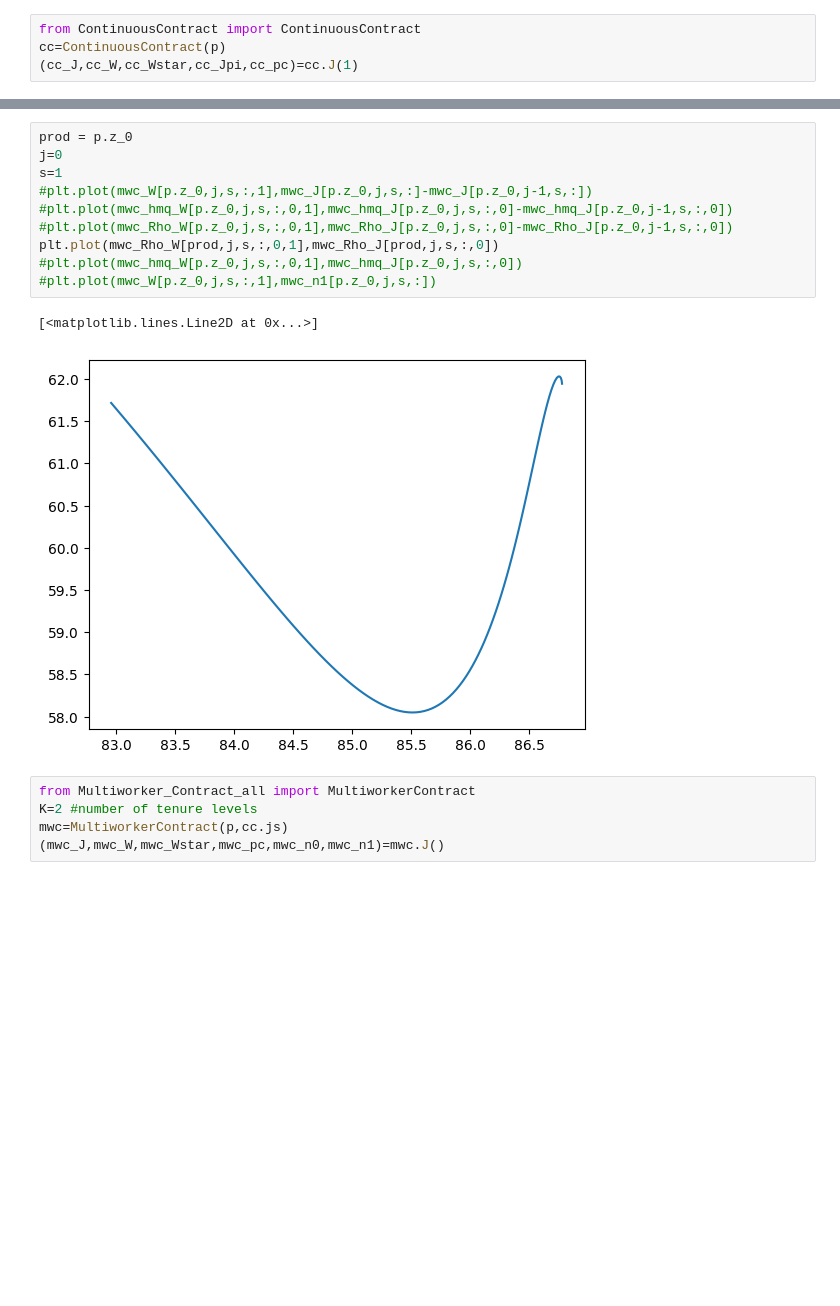
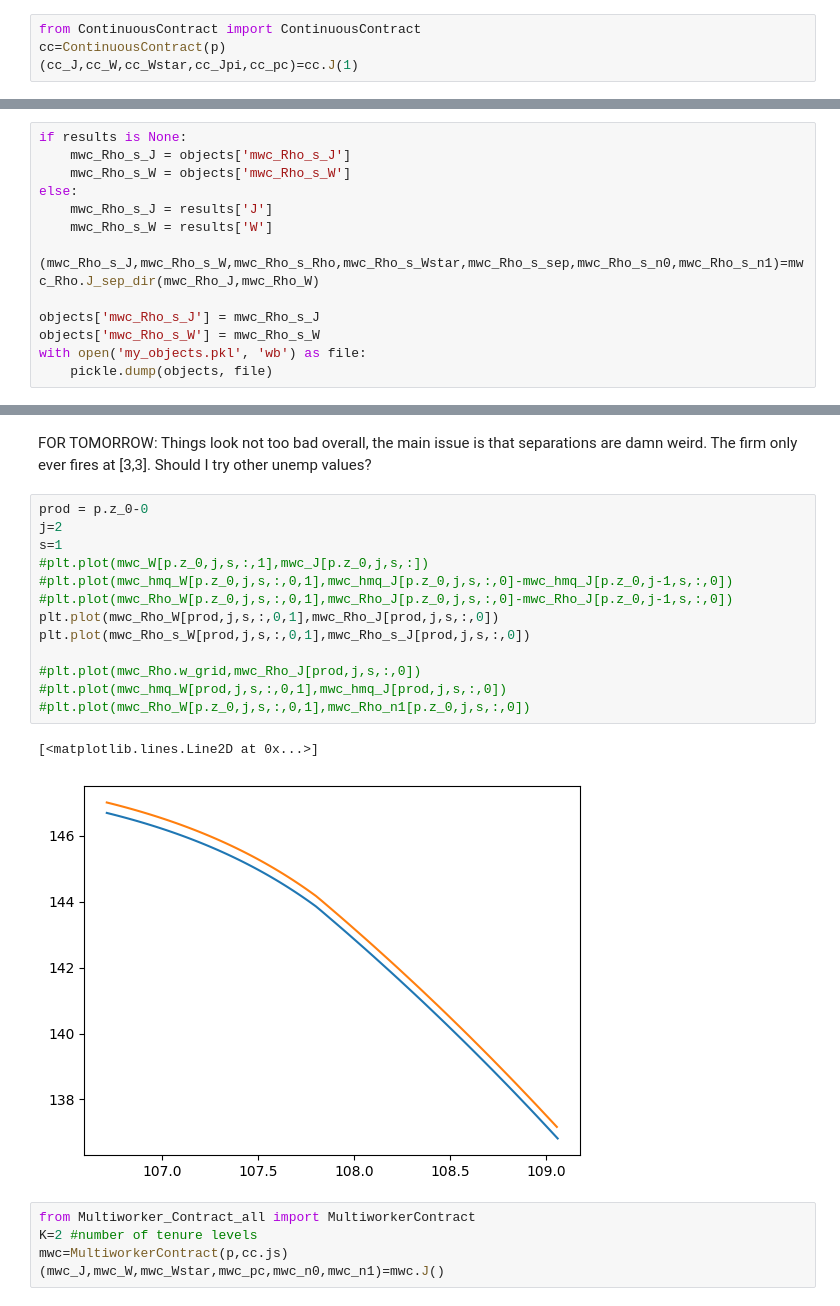
Before and after one commit to zalandru/Dynamic-Contracting-Multi-worker-Firm, a Jupyter notebook: Multiworker_wage_2steps/Initiating MWF.ipynb, the cells around one changed output, grey strips where cells are left out. Drawn from its saved outputs; the diff is of its cells as text; blank space fills up the shorter version.

```diff
--- a/Multiworker_wage_2steps/Initiating MWF.ipynb
+++ b/Multiworker_wage_2steps/Initiating MWF.ipynb
@@ -91,0 +83,14 @@ with open('my_objects.pkl', 'wb') as file:
+# %%
+if results is None:
+    mwc_Rho_s_J = objects['mwc_Rho_s_J']
+    mwc_Rho_s_W = objects['mwc_Rho_s_W']
+else:
+    mwc_Rho_s_J = results['J']
+    mwc_Rho_s_W = results['W']
+
+(mwc_Rho_s_J,mwc_Rho_s_W,mwc_Rho_s_Rho,mwc_Rho_s_Wstar,mwc_Rho_s_sep,mwc_Rho_s_n0,mwc_Rho_s_n1)=mwc_Rho.J_sep_dir(mwc_Rho_J,mwc_Rho_W)
+
+objects['mwc_Rho_s_J'] = mwc_Rho_s_J
+objects['mwc_Rho_s_W'] = mwc_Rho_s_W
+with open('my_objects.pkl', 'wb') as file:
+    pickle.dump(objects, file)
@@ -107,16 +135,21 @@ plt.plot(mwc_Rho.w_grid,mwc_Rho_n0[p.z_0,0,1,:,0])
+# %% [markdown]
+FOR TOMORROW: Things look not too bad overall, the main issue is that separations are damn weird. The firm only ever fires at [3,3]. Should I try other unemp values?
 # %%
-prod = p.z_0
-j=0
+prod = p.z_0-0
+j=2
 s=1
-#plt.plot(mwc_W[p.z_0,j,s,:,1],mwc_J[p.z_0,j,s,:]-mwc_J[p.z_0,j-1,s,:])
+#plt.plot(mwc_W[p.z_0,j,s,:,1],mwc_J[p.z_0,j,s,:])
 #plt.plot(mwc_hmq_W[p.z_0,j,s,:,0,1],mwc_hmq_J[p.z_0,j,s,:,0]-mwc_hmq_J[p.z_0,j-1,s,:,0])
 #plt.plot(mwc_Rho_W[p.z_0,j,s,:,0,1],mwc_Rho_J[p.z_0,j,s,:,0]-mwc_Rho_J[p.z_0,j-1,s,:,0])
 plt.plot(mwc_Rho_W[prod,j,s,:,0,1],mwc_Rho_J[prod,j,s,:,0])
-#plt.plot(mwc_hmq_W[p.z_0,j,s,:,0,1],mwc_hmq_J[p.z_0,j,s,:,0])
-#plt.plot(mwc_W[p.z_0,j,s,:,1],mwc_n1[p.z_0,j,s,:])
+plt.plot(mwc_Rho_s_W[prod,j,s,:,0,1],mwc_Rho_s_J[prod,j,s,:,0])
+
+#plt.plot(mwc_Rho.w_grid,mwc_Rho_J[prod,j,s,:,0])
+#plt.plot(mwc_hmq_W[prod,j,s,:,0,1],mwc_hmq_J[prod,j,s,:,0])
+#plt.plot(mwc_Rho_W[p.z_0,j,s,:,0,1],mwc_Rho_n1[p.z_0,j,s,:,0])
 # %% [output]
 [<matplotlib.lines.Line2D at 0x...>]
-[figure, old version]
+[figure, new version]
 # %%
 from Multiworker_Contract_all import MultiworkerContract
 K=2 #number of tenure levels
```
Also changed, not shown: parts of 16 cells of this notebook, 5 other files.
